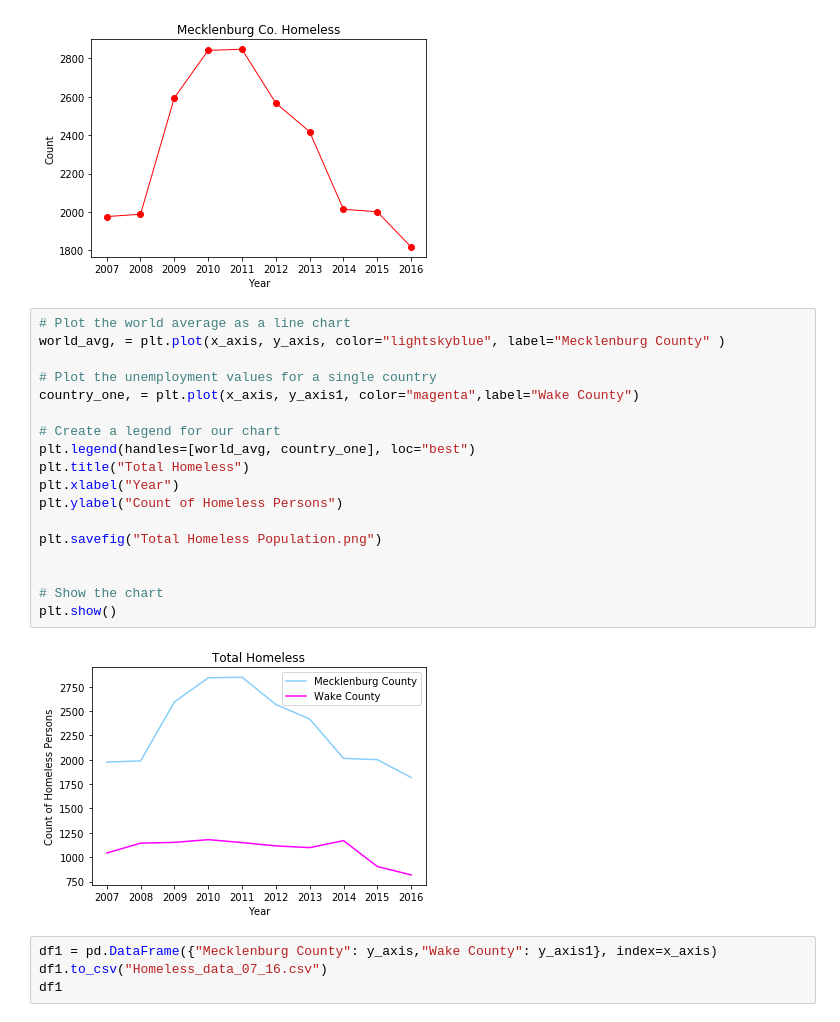
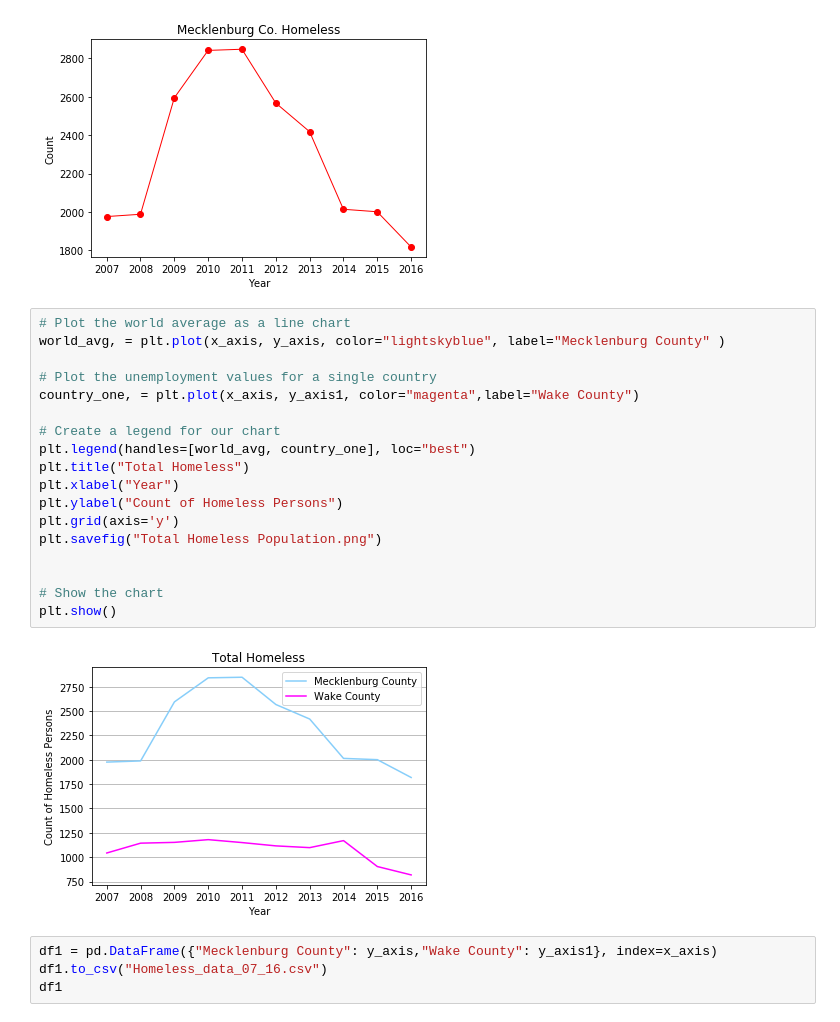
Before and after one commit to JANSSOC/Group6_Project, a Jupyter notebook: HomelessLineChartCJ.ipynb, the cells around one changed output. Saved outputs shown, nothing was run; the diff lists cells and outputs as text.

```diff
--- a/HomelessLineChartCJ.ipynb
+++ b/HomelessLineChartCJ.ipynb
@@ -119,23 +119,23 @@ plt.show()
 # %%
 # Plot the world average as a line chart
 world_avg, = plt.plot(x_axis, y_axis, color="lightskyblue", label="Mecklenburg County" )
 
 # Plot the unemployment values for a single country
 country_one, = plt.plot(x_axis, y_axis1, color="magenta",label="Wake County")
 
 # Create a legend for our chart
 plt.legend(handles=[world_avg, country_one], loc="best")
 plt.title("Total Homeless")
 plt.xlabel("Year")
 plt.ylabel("Count of Homeless Persons")
-
+plt.grid(axis='y')
 plt.savefig("Total Homeless Population.png")
 
 
 # Show the chart
 plt.show()
 # %% [output]
-[figure, old version]
+[figure, new version]
 # %%
 df1 = pd.DataFrame({"Mecklenburg County": y_axis,"Wake County": y_axis1}, index=x_axis)
 df1.to_csv("Homeless_data_07_16.csv")
```
Also changed, not shown: 2 other files.
